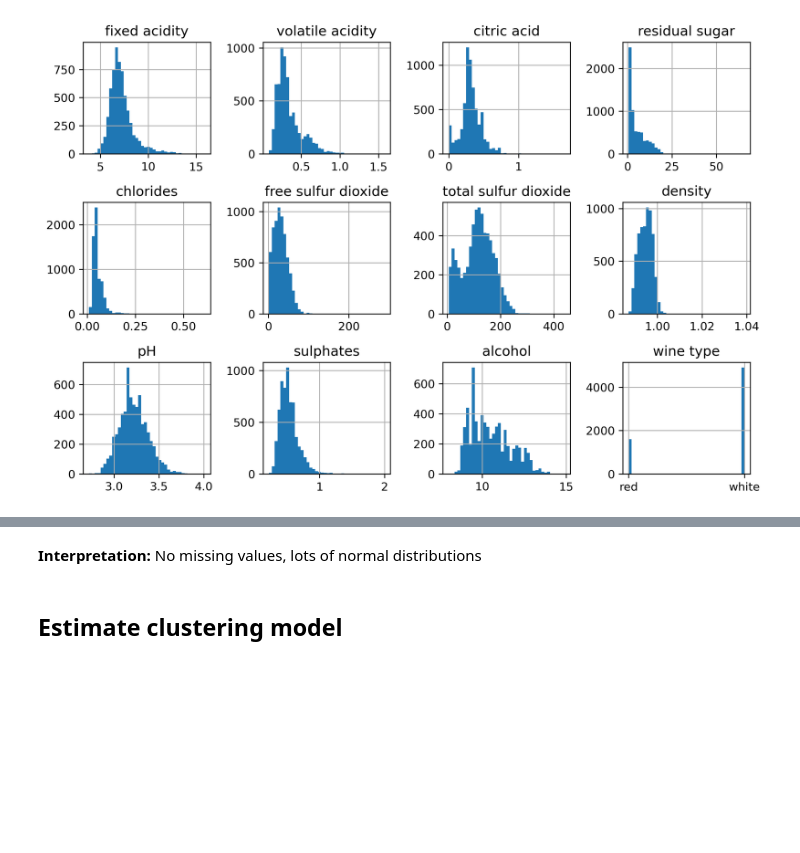
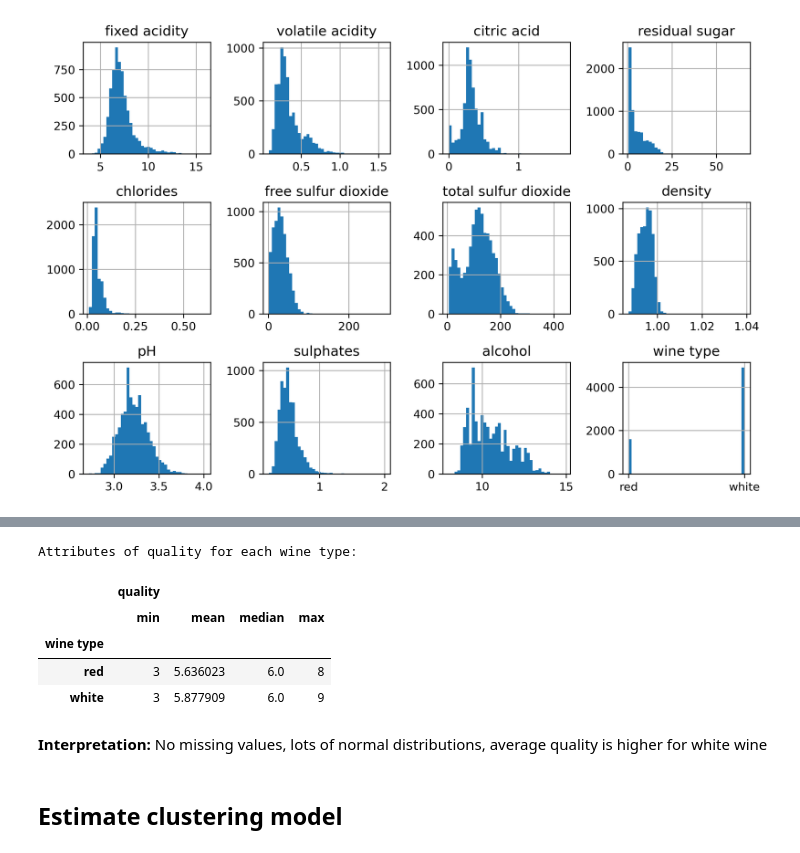
Before and after one commit to jhaber-zz/cluster-wine, a Jupyter notebook: code/clustering.ipynb, the cells around one changed output, grey strips where cells are left out. Cells and saved outputs as stored; diff of their text form; code cells hidden in the pictures; blank space fills up the shorter version.

```diff
--- a/code/clustering.ipynb
+++ b/code/clustering.ipynb
@@ -111,5 +271,15 @@ df.quality.hist(bins=10)
+# %%
+print('Attributes of quality for each wine type:')
+df.groupby('wine type').agg({'quality':['min', np.mean, np.median, 'max']})
+# %% [output]
+Attributes of quality for each wine type:
+|  | quality |  |  |  |
+|  | min | mean | median | max |
+| wine type |  |  |  |  |
+| red | 3 | 5.636023 | 6.0 | 8 |
+| white | 3 | 5.877909 | 6.0 | 9 |
 # %% [markdown]
-<b>Interpretation:</b> No missing values, lots of normal distributions
+<b>Interpretation:</b> No missing values, lots of normal distributions, average quality is higher for white wine
 # %% [markdown]
 ## Estimate clustering model
 # %%
```
Also changed, not shown: parts of 11 cells of this notebook.
